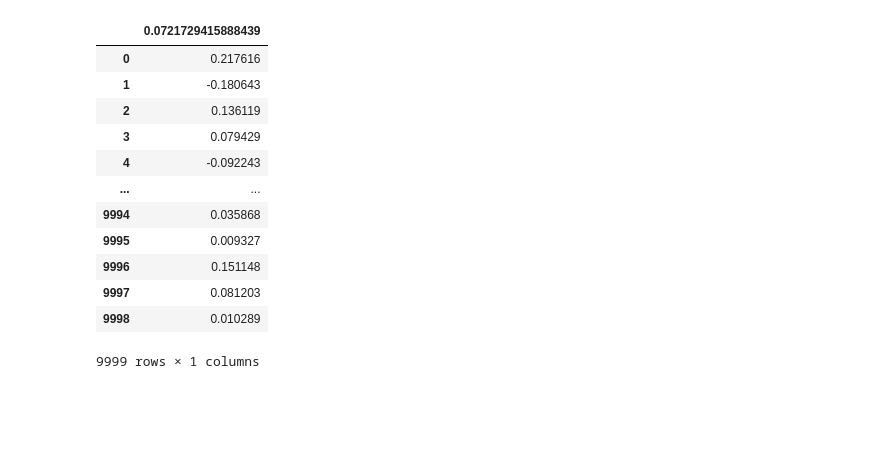
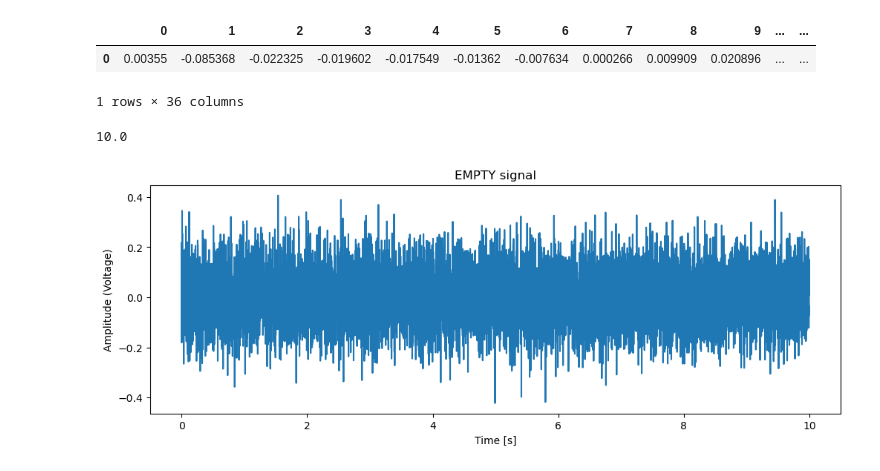
Before and after one commit to egeotenen/WearableSensorsClass2025Fall, a Jupyter notebook: Assignment1/Untitled-1.ipynb, the cells around one changed output. Cells and saved outputs as stored; diff of their text form; code cells hidden in the pictures; blank space fills up the shorter version.

```diff
--- a/Assignment1/Untitled-1.ipynb
+++ b/Assignment1/Untitled-1.ipynb
@@ -3,16 +6,2 @@ import pandas as pd
 # %%
-pd.read_csv("empty_fs1kHz.csv")
+empty = pd.read_csv("empty_fs1kHz.csv", header=None )
-# %% [output]
-|  | 0.0721729415888439 |
-| 0 | 0.217616 |
-| 1 | -0.180643 |
-| 2 | 0.136119 |
-| 3 | 0.079429 |
-| 4 | -0.092243 |
-| ... | ... |
-| 9994 | 0.035868 |
-| 9995 | 0.009327 |
-| 9996 | 0.151148 |
-| 9997 | 0.081203 |
-| 9998 | 0.010289 |
-9999 rows × 1 columns
@@ -18,0 +10,35 @@ pd.read_csv("empty_fs1kHz.csv")
+# %%
+LP
+# %% [output]
+|  | 0 | 1 | 2 | 3 | 4 | 5 | 6 | 7 | 8 | 9 | ... | ... |
+| 0 | 0.00355 | -0.085368 | -0.022325 | -0.019602 | -0.017549 | -0.01362 | -0.007634 | 0.000266 | 0.009909 | 0.020896 | ... | ... |
+1 rows × 36 columns
+# %%
+# Question 1:
+ #What is the size of the EMPTY_fs1kHz signal? a. The data are sampled at 1000 times per second (1kHz). What is the duration of the signal, based on the SIZE and the SAMPLING RATE?
+
+empty.shape
+sampling_rate = 1000 #Hz
+duration = empty.shape[0] / sampling_rate
+duration #seconds
+# %% [output]
+10.0
+# %%
+# Question 2:
+ #Plot the EMPTY signal. What do you observe? (Hint: use matplotlib.pyplot.plot function)
+
+# Sampling rate
+fs = 1000  # Hz
+
+# Time vector (same length as signal)
+t = np.arange(len(empty)) / fs
+
+# Full signal plot
+plt.figure(figsize=(12,4))
+plt.plot(t, empty)
+plt.title("EMPTY signal")
+plt.xlabel("Time [s]")
+plt.ylabel("Amplitude (Voltage)")
+plt.show()
+# %% [output]
+[figure, added]
```
Also changed, not shown: parts of 9 cells of this notebook, 1 other file.
